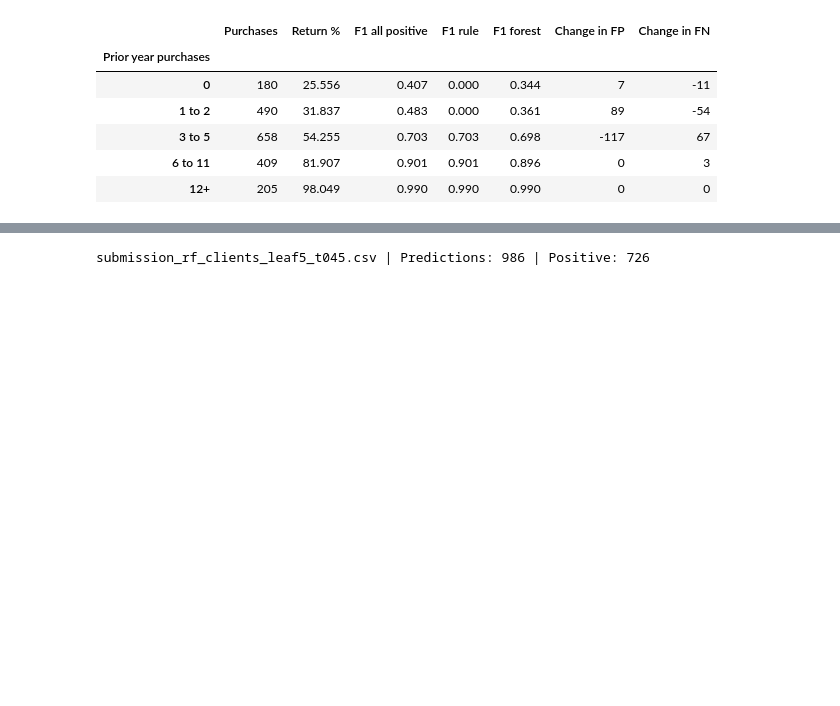
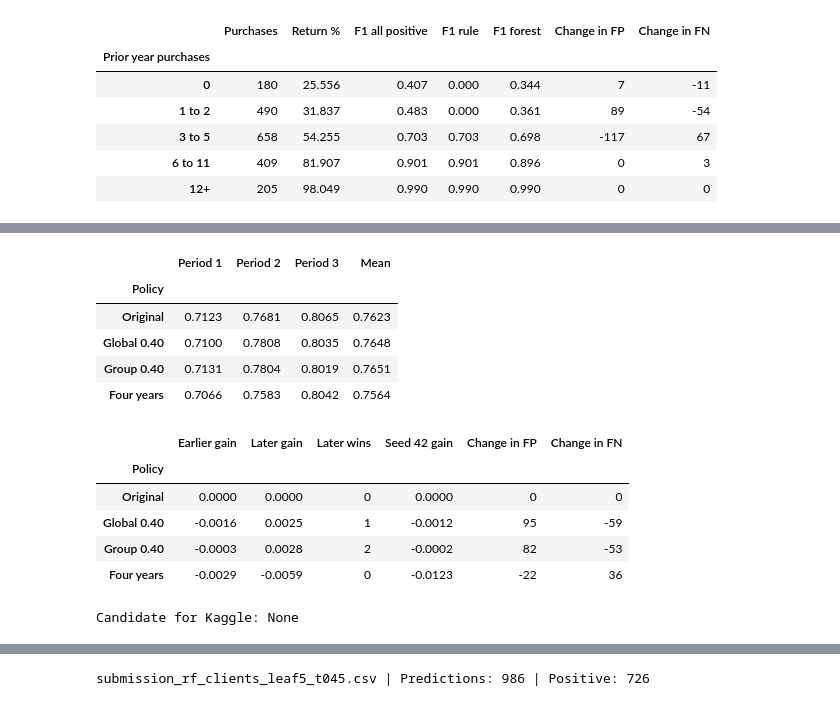
Before and after one commit to alfredosoudo21/ML_Group_04, a Jupyter notebook: notebooks/04_model_comparison.ipynb, the cells around one changed output, grey strips where cells are left out. Drawn from its saved outputs; the diff is of its cells as text; code cells hidden in the pictures; blank space fills up the shorter version.

```diff
--- a/notebooks/04_model_comparison.ipynb
+++ b/notebooks/04_model_comparison.ipynb
@@ -741,0 +833,35 @@ The frequency rule reproduces all 986 predictions in the official sample submiss
+# %%
+late_scores = score_policies(later_folds, later_starts, frozen)
+late = period_table(late_scores).loc[frozen]
+delta = late.subtract(late.loc['Original'], axis='columns')
+seed42 = late_scores[late_scores['Seed'] == 42].groupby('Policy')
+seed42_mean = seed42['F1'].mean()
+decision = late.copy()
+decision['Earlier gain'] = early['Mean'] - early.loc['Original', 'Mean']
+decision['Later gain'] = delta['Mean']
+decision['Later wins'] = delta.iloc[:, :3].gt(0).sum(axis=1)
+decision['Seed 42 gain'] = seed42_mean - seed42_mean['Original']
+for error in ['FP', 'FN']:
+    totals = seed42[error].sum()
+    decision['Change in ' + error] = totals - totals['Original']
+qualifies = ((decision['Earlier gain'] > 0) & (decision['Later gain'] > 0)
+             & (decision['Later wins'] >= 2) & (decision['Seed 42 gain'] > 0))
+eligible = decision.index[qualifies]
+kaggle_candidate = early.loc[eligible, 'Mean'].idxmax() if len(eligible) else None
+display(late.round(4))
+display(decision.iloc[:, 4:].round(4))
+print('Candidate for Kaggle:', kaggle_candidate)
+# %% [output]
+|  | Period 1 | Period 2 | Period 3 | Mean |
+| Policy |  |  |  |  |
+| Original | 0.7123 | 0.7681 | 0.8065 | 0.7623 |
+| Global 0.40 | 0.7100 | 0.7808 | 0.8035 | 0.7648 |
+| Group 0.40 | 0.7131 | 0.7804 | 0.8019 | 0.7651 |
+| Four years | 0.7066 | 0.7583 | 0.8042 | 0.7564 |
+|  | Earlier gain | Later gain | Later wins | Seed 42 gain | Change in FP | Change in FN |
+| Policy |  |  |  |  |  |  |
+| Original | 0.0000 | 0.0000 | 0 | 0.0000 | 0 | 0 |
+| Global 0.40 | -0.0016 | 0.0025 | 1 | -0.0012 | 95 | -59 |
+| Group 0.40 | -0.0003 | 0.0028 | 2 | -0.0002 | 82 | -53 |
+| Four years | -0.0029 | -0.0059 | 0 | -0.0123 | -22 | 36 |
+Candidate for Kaggle: None
```
Also changed, not shown: parts of 10 cells of this notebook, 1 other file.
